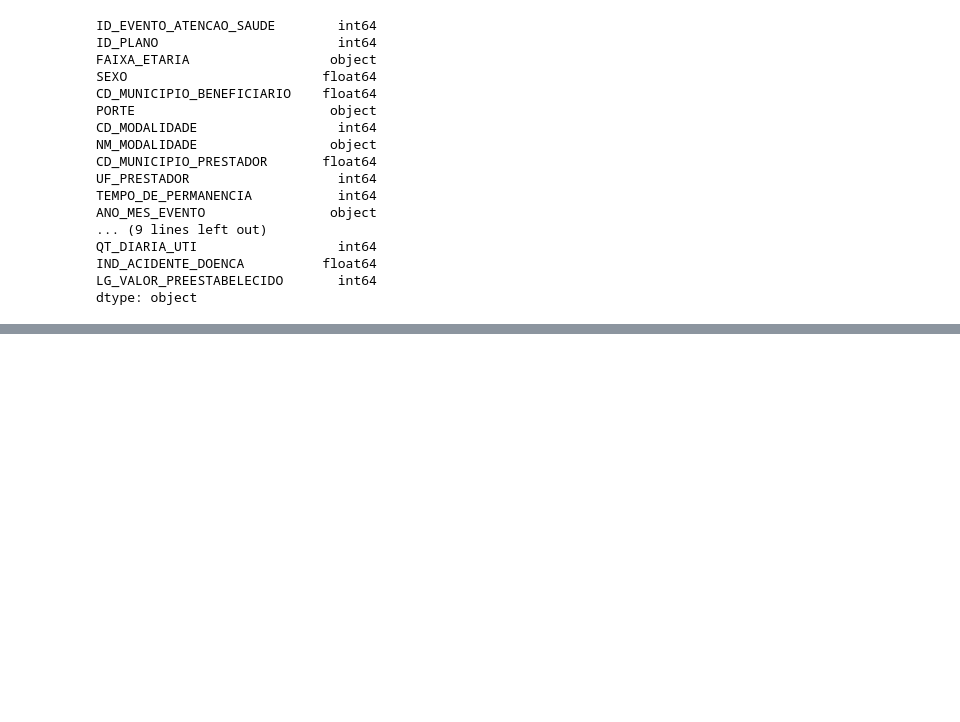
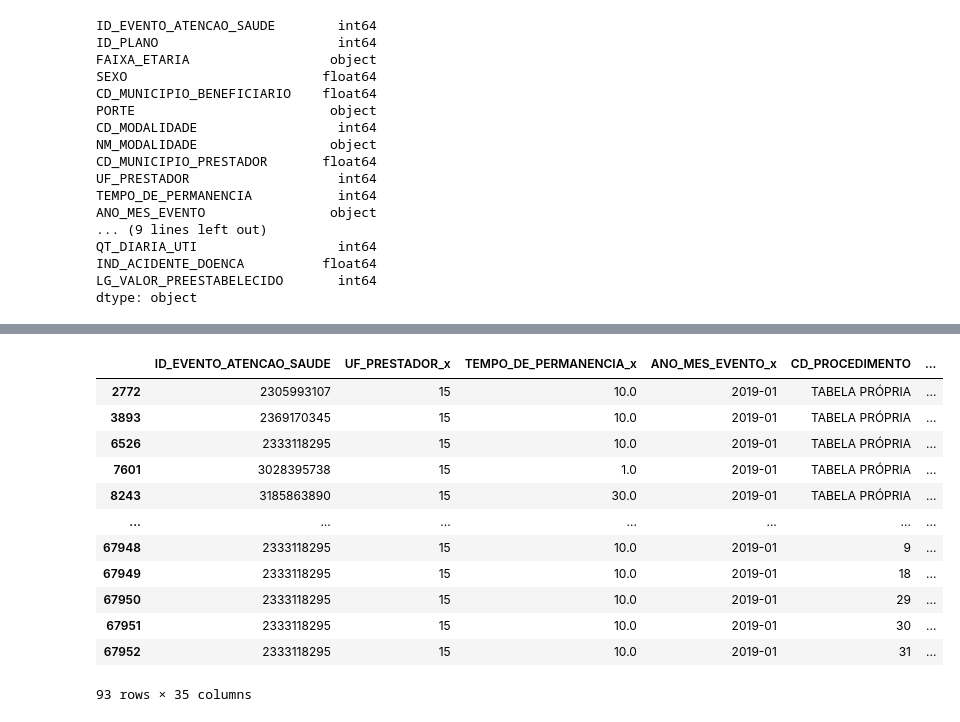
Before and after one commit to Flavio13Lins/ANALISE-TISS-HOSPITALAR-2019, a Jupyter notebook: Analise_TISS_HOSPITALAR_2019.ipynb, the cells around one changed output, grey strips where cells are left out. Drawn from its saved outputs; the diff is of its cells as text; code cells hidden in the pictures; blank space fills up the shorter version.

```diff
--- a/Analise_TISS_HOSPITALAR_2019.ipynb
+++ b/Analise_TISS_HOSPITALAR_2019.ipynb
@@ -37,6 +38,7 @@ states = ['AC', 'AL', 'AM', 'AP', 'BA', 'CE', 'DF', 'ES', 'GO', 'MA', 'MG', 'MS'
 n = len(states)
 map_states = range(n)
 df_cons['UF_PRESTADOR'].replace(states,map_states,inplace=True)
+df_det['UF_PRESTADOR'].replace(states,map_states,inplace=True)
 # %%
 # repeat process to 'object' columns
 # %%
@@ -64,0 +82,3 @@ dtype: object
+# %%
+df_merged = pd.merge(df_det, df_cons, how="left", on="ID_EVENTO_ATENCAO_SAUDE")
+df_merged.head()
@@ -64,0 +92,22 @@ dtype: object
+# %%
+comparison_column = np.where(df_merged["UF_PRESTADOR_x"] == df_merged["UF_PRESTADOR_y"], True, False)
+if(all(comparison_column)):
+  print('columns \'UF_PRESTADOR_x\' and \'UF_PRESTADOR_y\' are equal')
+df_filter = df_merged
+df_filter['uf_diff'] = comparison_column
+# %%
+df_filter[(df_filter['uf_diff'] == False)]
+# %% [output]
+|  | ID_EVENTO_ATENCAO_SAUDE | UF_PRESTADOR_x | TEMPO_DE_PERMANENCIA_x | ANO_MES_EVENTO_x | CD_PROCEDIMENTO | ... |
+| 2772 | 2305993107 | 15 | 10.0 | 2019-01 | TABELA PRÓPRIA | ... |
+| 3893 | 2369170345 | 15 | 10.0 | 2019-01 | TABELA PRÓPRIA | ... |
+| 6526 | 2333118295 | 15 | 10.0 | 2019-01 | TABELA PRÓPRIA | ... |
+| 7601 | 3028395738 | 15 | 1.0 | 2019-01 | TABELA PRÓPRIA | ... |
+| 8243 | 3185863890 | 15 | 30.0 | 2019-01 | TABELA PRÓPRIA | ... |
+| ... | ... | ... | ... | ... | ... | ... |
+| 67948 | 2333118295 | 15 | 10.0 | 2019-01 | 9 | ... |
+| 67949 | 2333118295 | 15 | 10.0 | 2019-01 | 18 | ... |
+| 67950 | 2333118295 | 15 | 10.0 | 2019-01 | 29 | ... |
+| 67951 | 2333118295 | 15 | 10.0 | 2019-01 | 30 | ... |
+| 67952 | 2333118295 | 15 | 10.0 | 2019-01 | 31 | ... |
+93 rows × 35 columns
```
Also changed, not shown: parts of 3 cells of this notebook.
